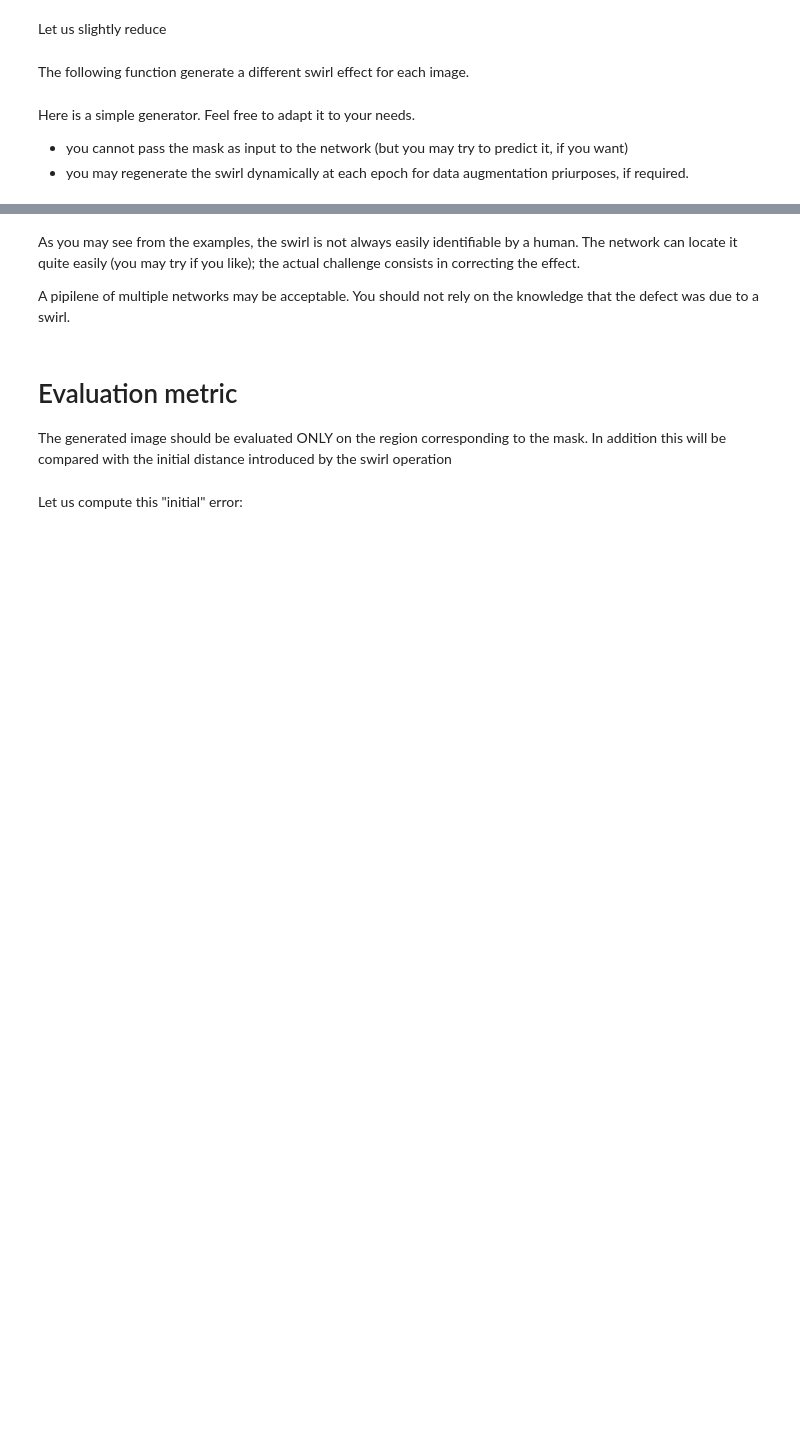
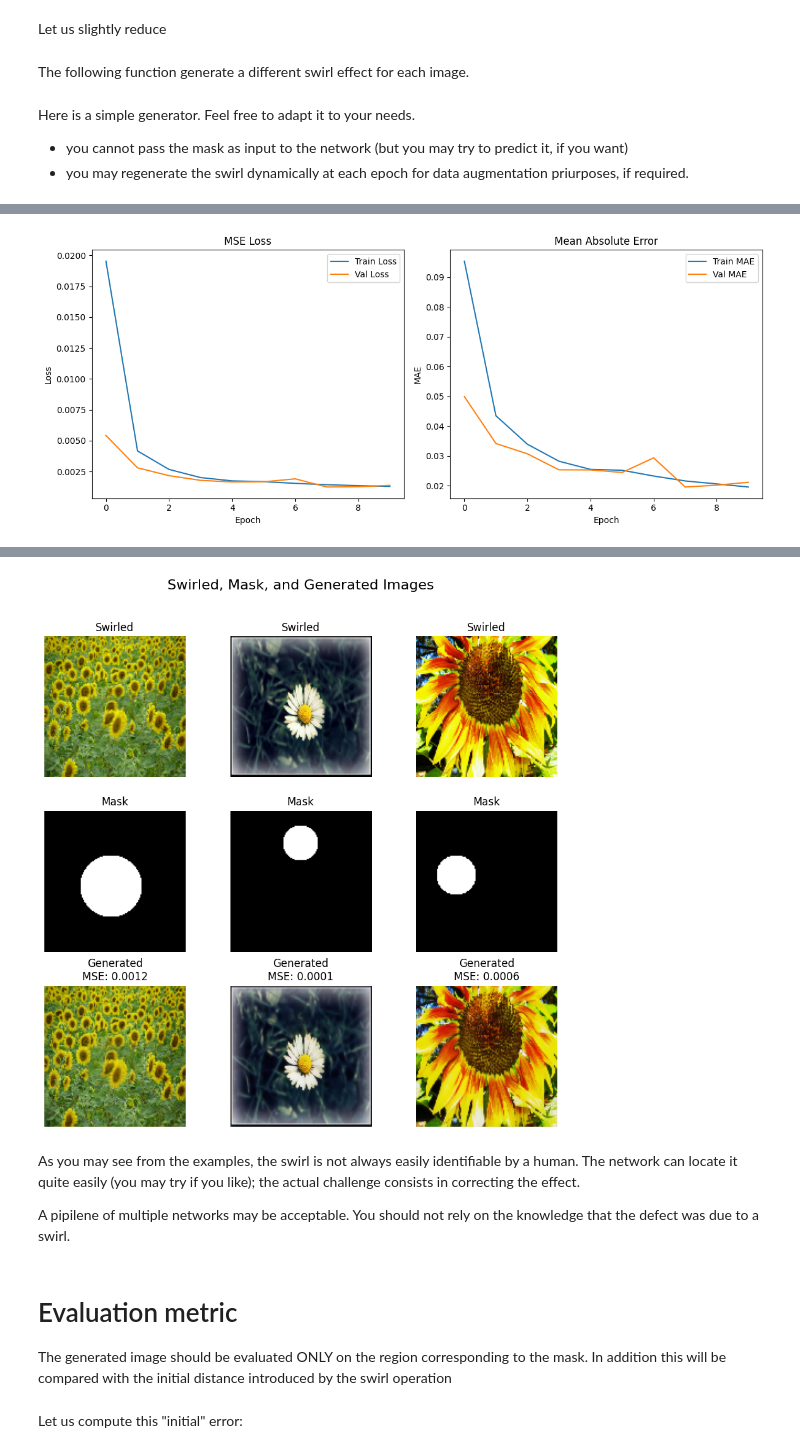
Before and after one commit to enricoferraiolo/Swirl-Correction, a Jupyter notebook: Swirl_correction.ipynb, the cells around one changed output, grey strips where cells are left out. Cells and saved outputs as stored; diff of their text form; code cells hidden in the pictures; blank space fills up the shorter version.

```diff
--- a/Swirl_correction.ipynb
+++ b/Swirl_correction.ipynb
@@ -138,0 +273,66 @@ plt.show()
+# %%
+import matplotlib.pyplot as plt
+
+# Plot loss and MAE
+def plot_training(history):
+    plt.figure(figsize=(12, 5))
+
+    # Loss
+    plt.subplot(1, 2, 1)
+    plt.plot(history.history['loss'], label='Train Loss')
+    plt.plot(history.history['val_loss'], label='Val Loss')
+    plt.title('MSE Loss')
+    plt.xlabel('Epoch')
+    plt.ylabel('Loss')
+    plt.legend()
+
+    # MAE
+    plt.subplot(1, 2, 2)
+    plt.plot(history.history['mae'], label='Train MAE')
+    plt.plot(history.history['val_mae'], label='Val MAE')
+    plt.title('Mean Absolute Error')
+    plt.xlabel('Epoch')
+    plt.ylabel('MAE')
+    plt.legend()
+
+    plt.tight_layout()
+    plt.show()
+
+def visualize_predictions(model, test_gen, n_samples=5):
+    x_batch, y_mask, y_clean = test_gen[0]
+    generated_images = model.predict([x_batch, y_mask])
+    generated_mes_batch = np.mean((generated_images - y_clean) ** 2 * y_mask, axis=(1, 2, 3))
+
+    n_samples = min(n_samples, len(x_batch))  # Clamp to batch size
+
+    plt.figure(figsize=(3 * n_samples, 9))
+
+    for i in range(n_samples):
+        # Swirled image
+        plt.subplot(3, n_samples, i + 1)
+        plt.imshow(x_batch[i])
+        plt.title("Swirled")
+        plt.axis('off')
+
+        # Mask
+        plt.subplot(3, n_samples, n_samples + i + 1)
+        plt.imshow(y_mask[i].squeeze(), cmap='gray')
+        plt.title("Mask")
+        plt.axis('off')
+
+        # Generated
+        plt.subplot(3, n_samples, 2 * n_samples + i + 1)
+        plt.imshow(generated_images[i])
+        plt.title(f"Generated\nMSE: {generated_mes_batch[i]:.4f}")
+        plt.axis('off')
+
+    plt.tight_layout()
+    plt.suptitle("Swirled, Mask, and Generated Images", fontsize=16)
+    plt.subplots_adjust(top=0.88)
+    plt.show()
+
+
+plot_training(history)
+visualize_predictions(model, test_gen, n_samples=3)
+# %% [output]
+[figure, added]
@@ -139,3 +340,4 @@ plt.show()
+[figure, added]
 # %% [markdown]
 As you may see from the examples, the swirl is not always easily identifiable by a human. The network can locate it quite easily (you may try if you like); the actual challenge consists in correcting the effect.
 
```
Also changed, not shown: parts of 11 cells of this notebook.
